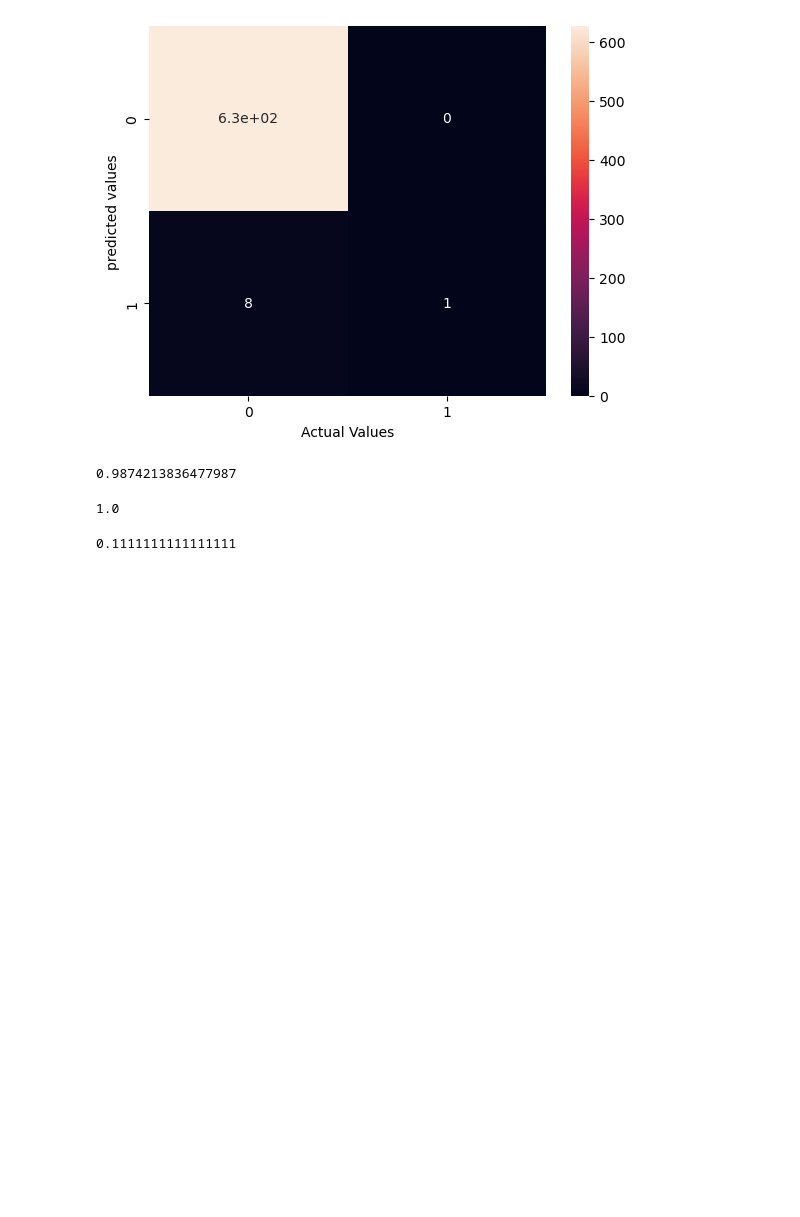
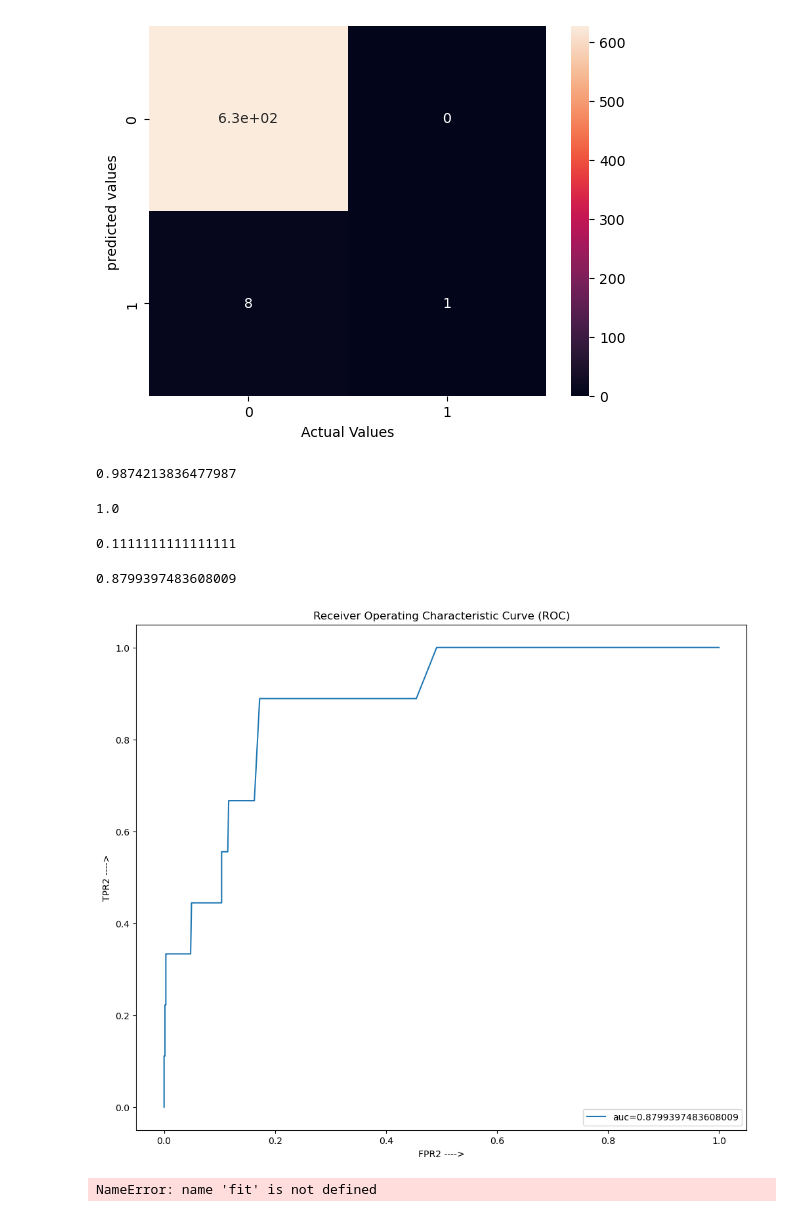
Before and after one commit to TirumaniSrilakshmi/YourCabs-ML-project, a Jupyter notebook: travelType1.ipynb, the cells around one changed output. Cells and saved outputs as stored; diff of their text form; code cells hidden in the pictures; blank space fills up the shorter version.

```diff
--- a/travelType1.ipynb
+++ b/travelType1.ipynb
@@ -489,3 +489,23 @@ recall_rf = metrics.recall_score(y_test,y_pred_rf)
 recall_rf
 # %% [output]
 0.1111111111111111
+# %%
+#AUC
+predictions_proba = model_rf.predict_proba(x_test)[:,1]
+fpr2, tpr2, _ = roc_curve(y_test,predictions_proba,pos_label=1)
+# %%
+auc_rf = metrics.auc(fpr2,tpr2)
+auc_rf
+# %% [output]
+0.8799397483608009
+# %%
+auc = metrics.roc_auc_score(y_test, predictions_proba)
+plt.figure(figsize=(12,10))
+plt.plot(fpr2,tpr2,label="auc="+str(auc))
+plt.legend(loc=4)
+plt.title("Receiver Operating Characteristic Curve (ROC)")
+plt.xlabel("FPR2 ---->")
+plt.ylabel("TPR2 ---->")
+plt.show()
+# %% [output]
+[figure, added]
@@ -491,0 +515,22 @@ recall_rf
+# %%
+# Hyper parameter tuning
+np.random.seed(40)
+start = time.time()
+parameters={
+
+    'n_estimators' :[50,100,500],
+    'learning_rate' : [0.001,0.1,1],
+    'criterian' : ['friedman_mse','squared_error'],
+    'max_features' : ['sqrt','log2'],
+    'loss' : ['log_logs','exponential'],
+    'max_depth':[2,3,4,5]
+}
+
+cv_gb = GridSearchCV(fit_gb,param_grid = parameters,cv = 10,n_jobs = 3)
+cv_gb = fit(x_train,y_train)
+
+print(cv_gb.best_params_)
+end = time.time()
+print("time taken to execute: %0.2f"%(end-start))
+# %% [output]
+NameError: name 'fit' is not defined
```
Also changed, not shown: parts of 4 cells of this notebook.
